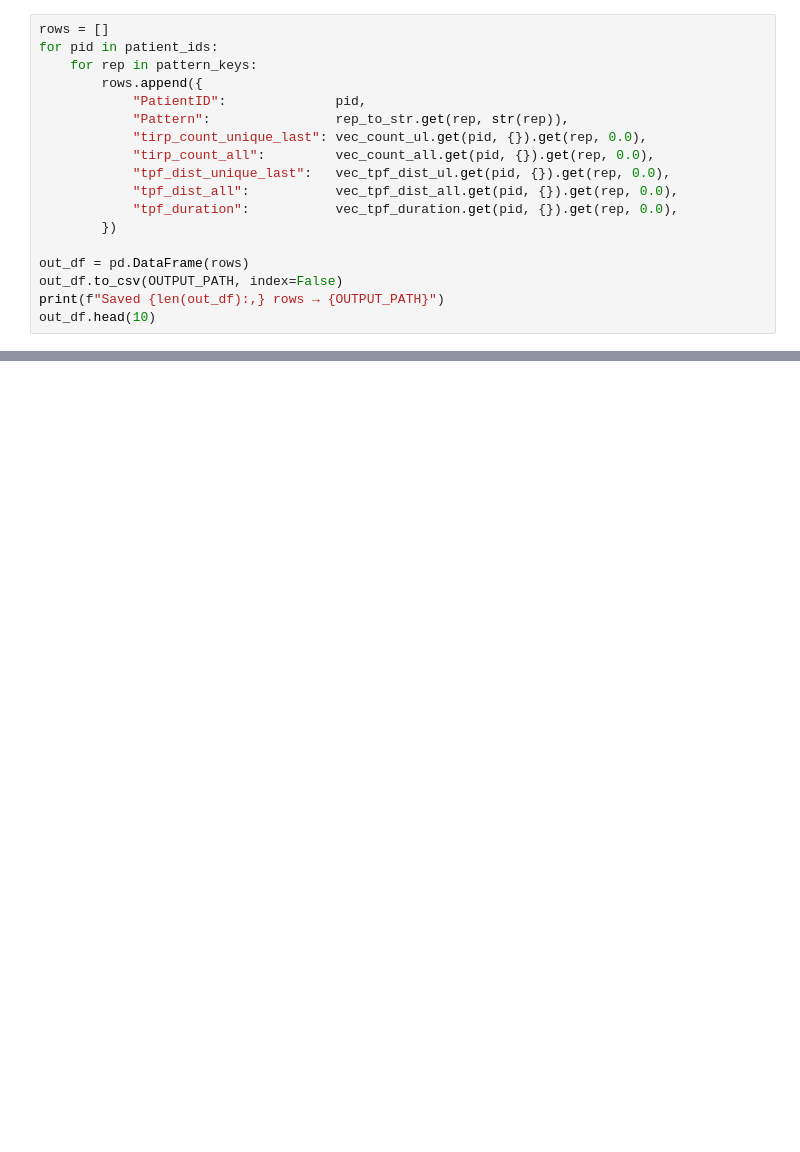
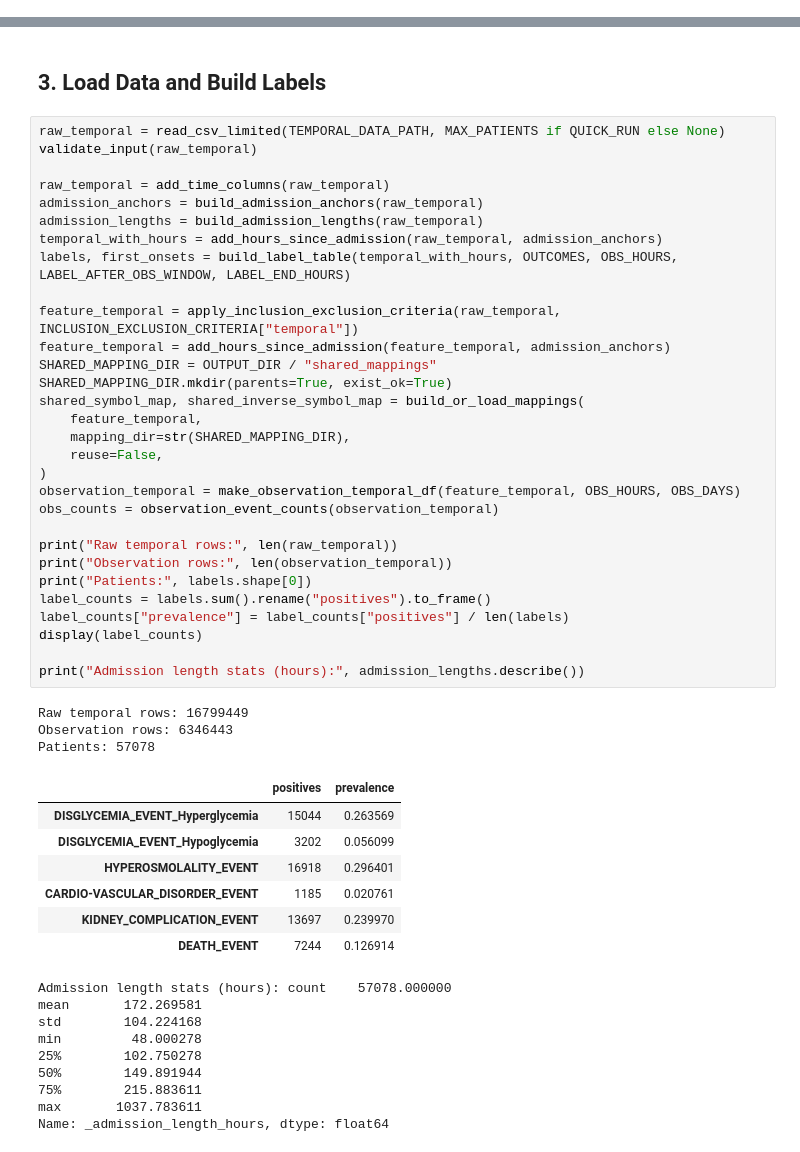
Before and after one commit to shaharoded/KarmaLego, a Jupyter notebook: ml_pipeline.ipynb, the cells around one changed output, grey strips where cells are left out. Cells and saved outputs as stored; diff of their text form; blank space fills up the shorter version.

```diff
--- a/ml_pipeline.ipynb
+++ b/ml_pipeline.ipynb
@@ -211,18 +24,0 @@ Done.
-# %%
-rows = []
-for pid in patient_ids:
-    for rep in pattern_keys:
-        rows.append({
-            "PatientID":              pid,
-            "Pattern":                rep_to_str.get(rep, str(rep)),
-            "tirp_count_unique_last": vec_count_ul.get(pid, {}).get(rep, 0.0),
-            "tirp_count_all":         vec_count_all.get(pid, {}).get(rep, 0.0),
-            "tpf_dist_unique_last":   vec_tpf_dist_ul.get(pid, {}).get(rep, 0.0),
-            "tpf_dist_all":           vec_tpf_dist_all.get(pid, {}).get(rep, 0.0),
-            "tpf_duration":           vec_tpf_duration.get(pid, {}).get(rep, 0.0),
-        })
-
-out_df = pd.DataFrame(rows)
-out_df.to_csv(OUTPUT_PATH, index=False)
-print(f"Saved {len(out_df):,} rows → {OUTPUT_PATH}")
-out_df.head(10)
@@ -241,0 +563,52 @@ Saved 16,960 rows → data/patient_pattern_vectors.ALL.csv
+# %% [markdown]
+## 3. Load Data and Build Labels
+# %%
+raw_temporal = read_csv_limited(TEMPORAL_DATA_PATH, MAX_PATIENTS if QUICK_RUN else None)
+validate_input(raw_temporal)
+
+raw_temporal = add_time_columns(raw_temporal)
+admission_anchors = build_admission_anchors(raw_temporal)
+admission_lengths = build_admission_lengths(raw_temporal)
+temporal_with_hours = add_hours_since_admission(raw_temporal, admission_anchors)
+labels, first_onsets = build_label_table(temporal_with_hours, OUTCOMES, OBS_HOURS, LABEL_AFTER_OBS_WINDOW, LABEL_END_HOURS)
+
+feature_temporal = apply_inclusion_exclusion_criteria(raw_temporal, INCLUSION_EXCLUSION_CRITERIA["temporal"])
+feature_temporal = add_hours_since_admission(feature_temporal, admission_anchors)
+SHARED_MAPPING_DIR = OUTPUT_DIR / "shared_mappings"
+SHARED_MAPPING_DIR.mkdir(parents=True, exist_ok=True)
+shared_symbol_map, shared_inverse_symbol_map = build_or_load_mappings(
+    feature_temporal,
+    mapping_dir=str(SHARED_MAPPING_DIR),
+    reuse=False,
+)
+observation_temporal = make_observation_temporal_df(feature_temporal, OBS_HOURS, OBS_DAYS)
+obs_counts = observation_event_counts(observation_temporal)
+
+print("Raw temporal rows:", len(raw_temporal))
+print("Observation rows:", len(observation_temporal))
+print("Patients:", labels.shape[0])
+label_counts = labels.sum().rename("positives").to_frame()
+label_counts["prevalence"] = label_counts["positives"] / len(labels)
+display(label_counts)
+
+print("Admission length stats (hours):", admission_lengths.describe())
+# %% [output]
+Raw temporal rows: 16799449
+Observation rows: 6346443
+Patients: 57078
+|  | positives | prevalence |
+| DISGLYCEMIA_EVENT_Hyperglycemia | 15044 | 0.263569 |
+| DISGLYCEMIA_EVENT_Hypoglycemia | 3202 | 0.056099 |
+| HYPEROSMOLALITY_EVENT | 16918 | 0.296401 |
+| CARDIO-VASCULAR_DISORDER_EVENT | 1185 | 0.020761 |
+| KIDNEY_COMPLICATION_EVENT | 13697 | 0.239970 |
+| DEATH_EVENT | 7244 | 0.126914 |
+Admission length stats (hours): count    57078.000000
+mean       172.269581
+std        104.224168
+min         48.000278
+25%        102.750278
+50%        149.891944
+75%        215.883611
+max       1037.783611
+Name: _admission_length_hours, dtype: float64
```
Also changed, not shown: parts of 32 cells of this notebook, 7 other files.
